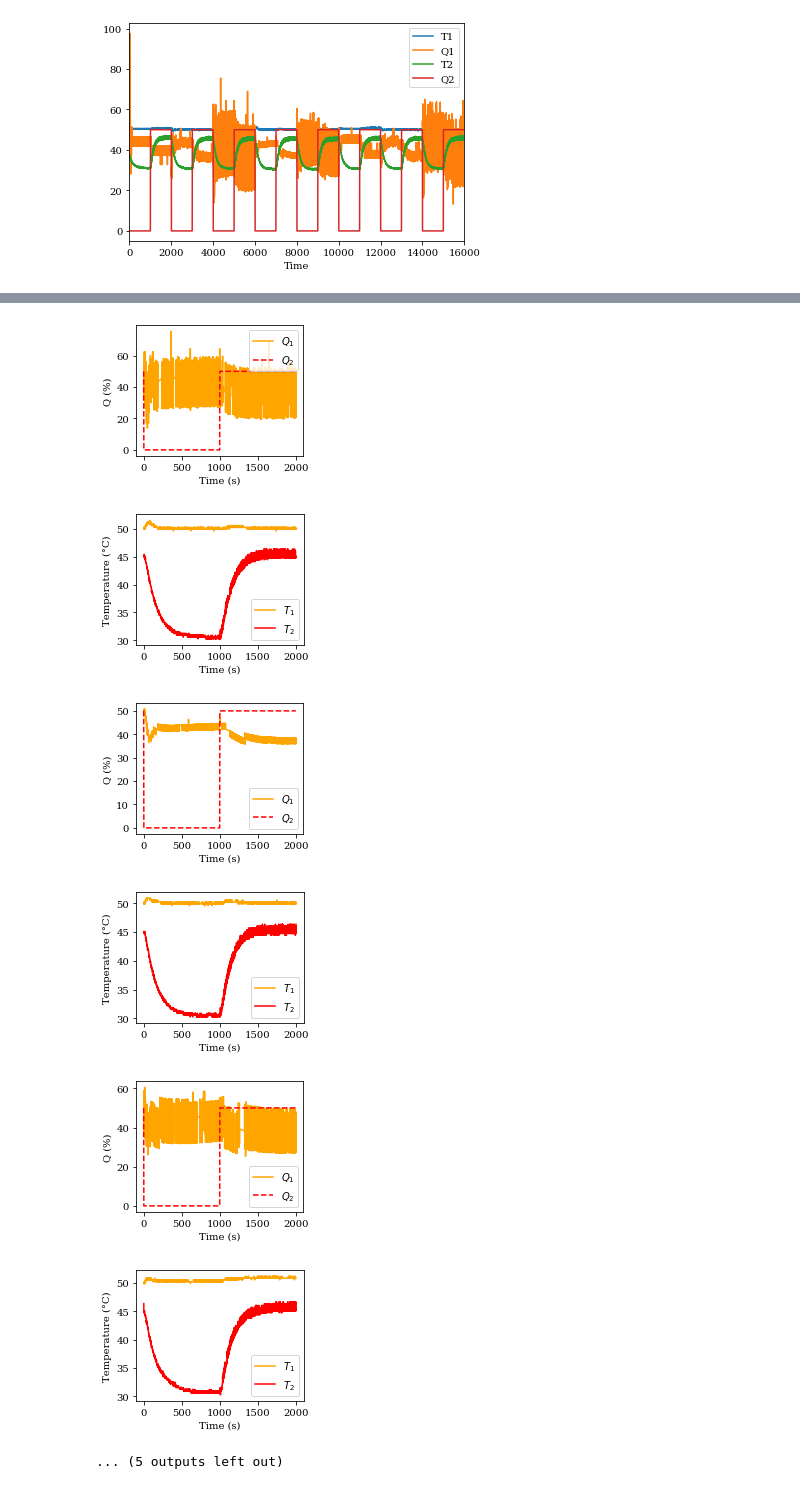
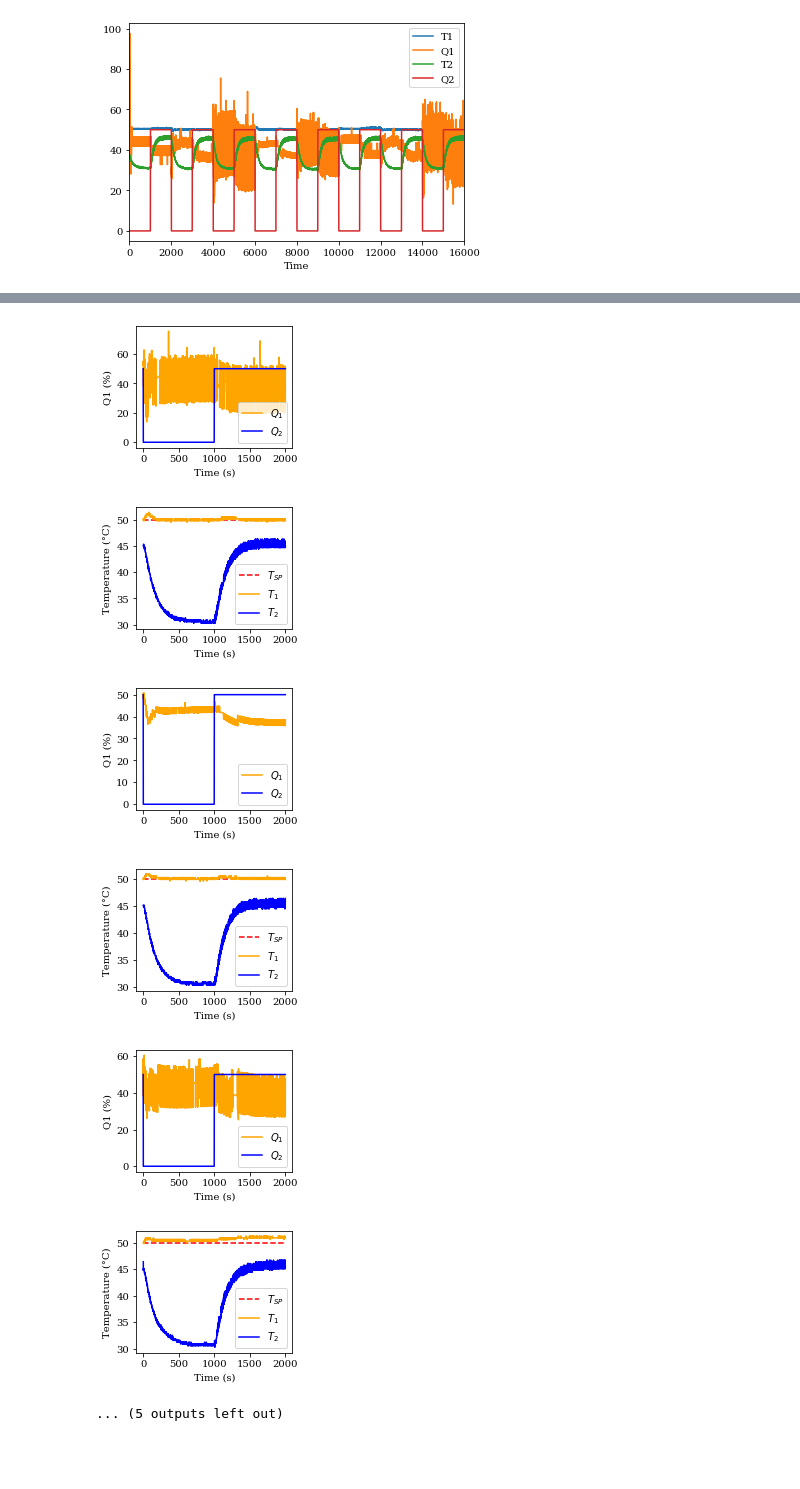
Before and after one commit to JarrydWebber/CPB-Group-17-2020, a Jupyter notebook: Control Comparisons CSV Load Disturbance.ipynb, the cells around one changed output, grey strips where cells are left out. Drawn from its saved outputs; the diff is of its cells as text; code cells hidden in the pictures; blank space fills up the shorter version.

```diff
--- a/Control Comparisons CSV Load Disturbance.ipynb
+++ b/Control Comparisons CSV Load Disturbance.ipynb
@@ -47,6 +47,9 @@ rc("font", family="serif")
 aspect_ratio = 4 / 5
 FULLSIZE = 5, 5 * aspect_ratio
 HALFSIZE = 3, 3 * aspect_ratio
+# %%
+TSP_t = [0,2000]
+TSP = [50,50]
 # %%
 checker = 1
 lower = 0
@@ -58,21 +61,40 @@ for index, row in data_frame.iterrows():
 
 
 
-        plt.figure(figsize = HALFSIZE)
-        plt.plot(data_frame[lower:upper].index - lower, data_frame[lower:upper]['T1'], 'orange', label = "$T_1$")
-        plt.plot(data_frame[lower:upper].index - lower, data_frame[lower:upper]['T2'], 'r', label = "$T_2$")
-        plt.xlabel('Time (s)')
-        plt.ylabel('Temperature (\u00b0C)')
-        plt.legend()
-        plt.savefig(r'PDFS\Disturbance\\' + Names[checker-1] + ' - Disturbance Temperature.pdf')
+#         plt.figure(figsize = HALFSIZE)
+#         plt.plot(data_frame[lower:upper].index - lower, data_frame[lower:upper]['T1'], 'orange', label = "$T_1$")
+#         plt.plot(data_frame[lower:upper].index - lower, data_frame[lower:upper]['T2'], 'r', label = "$T_2$")
+#         plt.xlabel('Time (s)')
+#         plt.ylabel('Temperature (\u00b0C)')
+#         plt.legend()
+#         plt.savefig(r'PDFS\Disturbance\\' + Names[checker-1] + ' - Disturbance Temperature.pdf')
+        x = [TSP_t, data_frame[lower:upper].index - lower, data_frame[lower:upper].index - lower]
+        y = [TSP, data_frame[lower:upper]['T1'], data_frame[lower:upper]['T2']]
+        plotfigure(x, y,
+                   ['$T_{SP}$','$T_1$','$T_2$'],
+                   [ 'r--', 'orange', 'blue'],
+                   'Time (s)', 'Temperature (\u00B0C)',
+                   figsize = HALFSIZE,
+                   filename = r'PDFS\Disturbance\\' + Names[checker-1] + ' - Disturbance Temperature.pdf',
+                  legend = True)
 
-        plt.figure(figsize = HALFSIZE)
-        plt.plot(data_frame[lower:upper].index - lower, data_frame[lower:upper]['Q1'], 'orange', label = "$Q_1$")
-        plt.plot(data_frame[lower:upper].index - lower, data_frame[lower:upper]['Q2'], 'r--', label = "$Q_2$")
-        plt.xlabel('Time (s)')
-        plt.ylabel('Q (%)')
-        plt.legend()
-        plt.savefig(r'PDFS\Disturbance\\' + Names[checker-1] + ' - Disturbance Heater Fraction.pdf')
+#         plt.figure(figsize = HALFSIZE)
+#         plt.plot(data_frame[lower:upper].index - lower, data_frame[lower:upper]['Q1'], 'orange', label = "$Q_1$")
+#         plt.plot(data_frame[lower:upper].index - lower, data_frame[lower:upper]['Q2'], 'r--', label = "$Q_2$")
+#         plt.xlabel('Time (s)')
+#         plt.ylabel('Q (%)')
+#         plt.legend()
+#         plt.savefig(r'PDFS\Disturbance\\' + Names[checker-1] + ' - Disturbance Heater Fraction.pdf')
+
+        x = [data_frame[lower:upper].index - lower, data_frame[lower:upper].index - lower]
+        y = [data_frame[lower:upper]['Q1'], data_frame[lower:upper]['Q2']]
+        plotfigure(x,y,
+                   ['$Q_1$', '$Q_2$'],
+                   ['orange', 'blue'],
+               'Time (s)', 'Q1 (%)',
+                   figsize = HALFSIZE,
+                   filename = r'PDFS\Disturbance\\' + Names[checker-1] + ' - Disturbance Heater Fraction.pdf',
+                  legend = True)
 
         print ('Length',len(data_frame[lower:upper]['T1']))
 
@@ -103,7 +125,7 @@ Length 2001
-[figure, old version]
+[figure, new version]
-[figure, old version]
+[figure, new version]
-[figure, old version]
+[figure, new version]
-[figure, old version]
+[figure, new version]
-[figure, old version]
+[figure, new version]
-[figure, old version]
+[figure, new version]
 ... (5 outputs left out)
```
Also changed, not shown: parts of 1 cell of this notebook, 42 other files.
